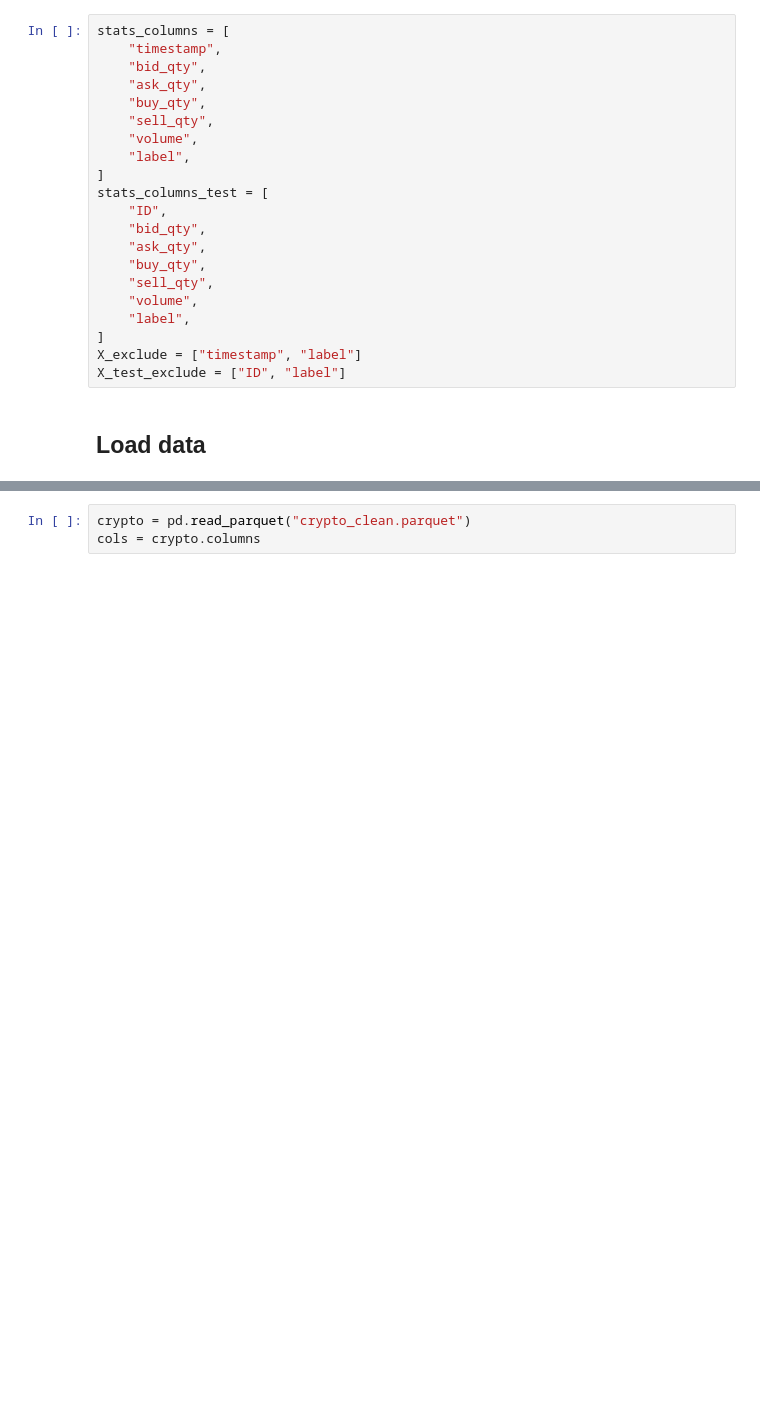
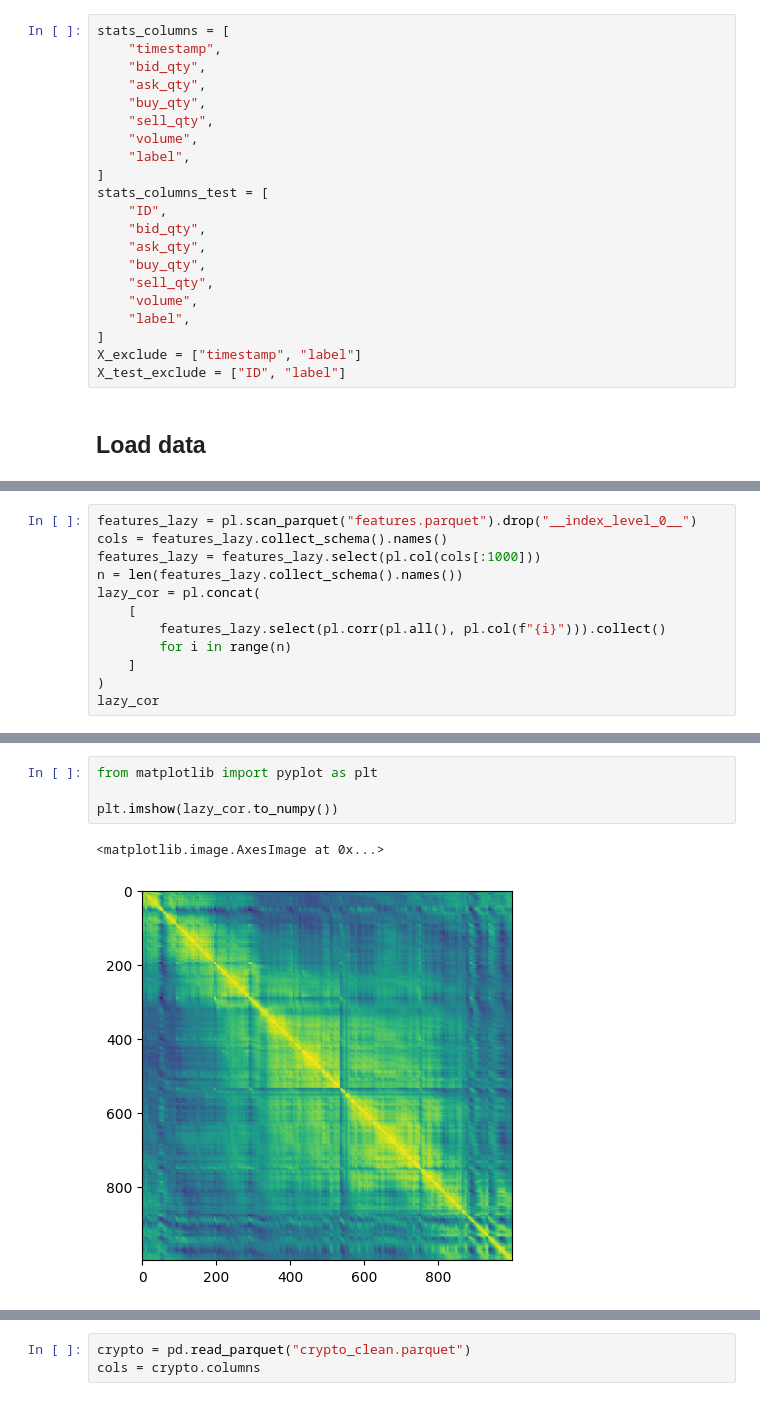
Before and after one commit to chataignault/irbackend, a Jupyter notebook: kaggle/market_state.ipynb, the cells around one changed output, grey strips where cells are left out. Saved outputs shown, nothing was run; the diff lists cells and outputs as text; blank space fills up the shorter version.

```diff
--- a/kaggle/market_state.ipynb
+++ b/kaggle/market_state.ipynb
@@ -177,0 +206,12 @@ crypto_lazy_clean.sink_parquet("crypto_clean.parquet")
+# %%
+features_lazy = pl.scan_parquet("features.parquet").drop("__index_level_0__")
+cols = features_lazy.collect_schema().names()
+features_lazy = features_lazy.select(pl.col(cols[:1000]))
+n = len(features_lazy.collect_schema().names())
+lazy_cor = pl.concat(
+    [
+        features_lazy.select(pl.corr(pl.all(), pl.col(f"{i}"))).collect()
+        for i in range(n)
+    ]
+)
+lazy_cor
@@ -177,0 +233,7 @@ crypto_lazy_clean.sink_parquet("crypto_clean.parquet")
+# %%
+from matplotlib import pyplot as plt
+
+plt.imshow(lazy_cor.to_numpy())
+# %% [output]
+<matplotlib.image.AxesImage at 0x...>
+[figure, added]
```
Also changed, not shown: parts of 15 cells of this notebook, 1 other file.
